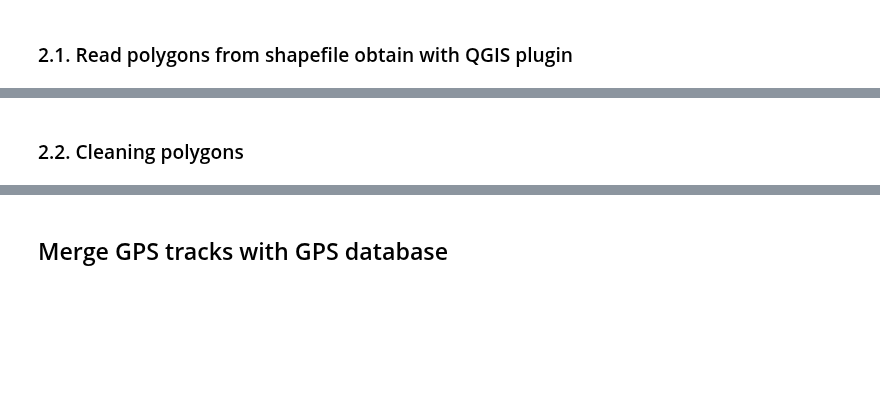
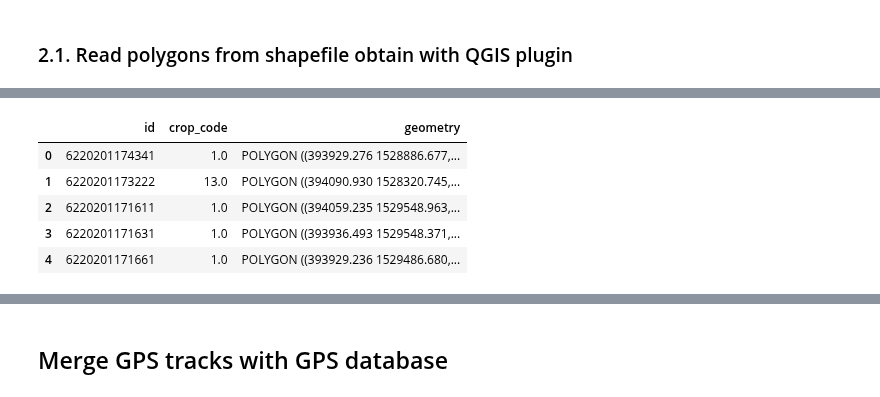
Before and after one commit to nicolasdeffense/eo-toolbox, a Jupyter notebook: notebooks_working/EOStat/clean_in_situ_senegal.ipynb, the cells around one changed output, grey strips where cells are left out. Cells and saved outputs as stored; diff of their text form; code cells hidden in the pictures; blank space fills up the shorter version.

```diff
--- a/notebooks_working/EOStat/clean_in_situ_senegal.ipynb
+++ b/notebooks_working/EOStat/clean_in_situ_senegal.ipynb
@@ -191,2 +179,25 @@ odk_gdf.head()
-# %% [markdown]
-### 2.2. Cleaning polygons
+# %%
+odk_gdf = gpd.read_file(odk_shp)
+
+odk_gdf['geometry'] = [Polygon(mapping(x)['coordinates']) for x in odk_gdf.geometry]
+
+odk_gdf = odk_gdf.to_crs(epsg=32628)
+
+# Build ODK ID based on other fields
+
+#odk_gdf['id'] = odk_gdf['id-Commune'].astype(str) + odk_gdf['id-Distric'].astype(str) + odk_gdf['id-Concess'].astype(str) + odk_gdf['id-Menage'].astype(str) + odk_gdf['id-Parcell'].astype(str)
+
+odk_gdf['id'] = odk_gdf['meta-ins_1'].str.replace('_', '').str.replace(' ', '')
+
+odk_gdf = odk_gdf.rename(columns={"Informat_1": "crop_code"})
+
+odk_gdf = odk_gdf[['id','crop_code','geometry']]
+
+odk_gdf.head()
+# %% [output]
+|  | id | crop_code | geometry |
+| 0 | 6220201174341 | 1.0 | POLYGON ((393929.276 1528886.677,... |
+| 1 | 6220201173222 | 13.0 | POLYGON ((394090.930 1528320.745,... |
+| 2 | 6220201171611 | 1.0 | POLYGON ((394059.235 1529548.963,... |
+| 3 | 6220201171631 | 1.0 | POLYGON ((393936.493 1529548.371,... |
+| 4 | 6220201171661 | 1.0 | POLYGON ((393929.236 1529486.680,... |
```
Also changed, not shown: parts of 30 cells of this notebook, 2 other files.
